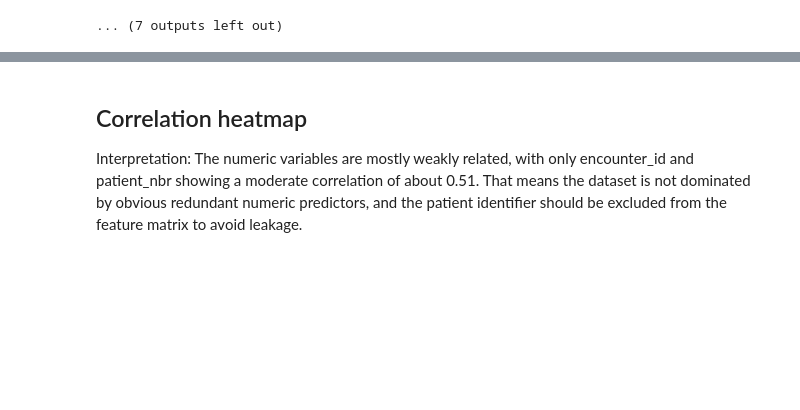
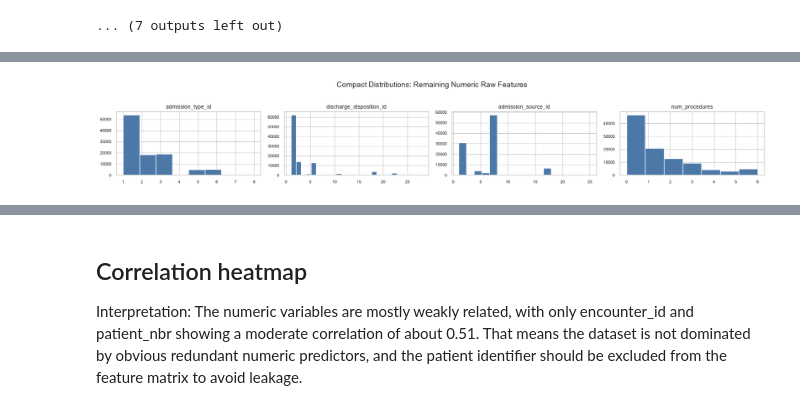
Before and after one commit to bluepal-preethi-dandu/hospital-readmission-capstone, a Jupyter notebook: notebooks/01_data_exploration.ipynb, the cells around one changed output, grey strips where cells are left out. Drawn from its saved outputs; the diff is of its cells as text; code cells hidden in the pictures; blank space fills up the shorter version.

Commit message:
Add univariate coverage grids for all raw features

```diff
--- a/notebooks/01_data_exploration.ipynb
+++ b/notebooks/01_data_exploration.ipynb
@@ -199,0 +206,80 @@ Passing `palette` without assigning `hue` is deprecated and will be removed in v
+# %%
+raw_columns = pd.read_csv(DATA_PATH, nrows=0).columns.tolist()
+detailed_univariate_features = [
+    'age', 'time_in_hospital', 'num_lab_procedures', 'num_medications',
+    'number_diagnoses', 'number_inpatient', 'number_outpatient',
+    'number_emergency', 'race', 'gender'
+]
+identifier_columns = ['encounter_id', 'patient_nbr']
+remaining_raw_columns = [
+    column for column in raw_columns
+    if column not in detailed_univariate_features + identifier_columns
+]
+
+numeric_remaining = [
+    column for column in remaining_raw_columns
+    if pd.api.types.is_numeric_dtype(df[column])
+]
+categorical_remaining = [column for column in remaining_raw_columns if column not in numeric_remaining]
+
+print(f'Raw columns: {len(raw_columns)}')
+print(f'Detailed individual plots: {len(detailed_univariate_features)}')
+print(f'Identifier columns excluded from visualization: {identifier_columns}')
+print(f'Numeric compact-grid columns ({len(numeric_remaining)}): {numeric_remaining}')
+print(f'Categorical compact-grid columns ({len(categorical_remaining)}): {categorical_remaining}')
+assert len(detailed_univariate_features) + len(identifier_columns) + len(remaining_raw_columns) == len(raw_columns)
+
+def compact_axes(feature_names, ncols=4, height_per_row=2.8):
+    nrows = int(np.ceil(len(feature_names) / ncols))
+    fig, axes = plt.subplots(nrows, ncols, figsize=(4.4 * ncols, height_per_row * nrows))
+    return fig, np.atleast_1d(axes).ravel()
+
+# Remaining numeric/discrete raw fields
+fig, axes = compact_axes(numeric_remaining)
+for ax, feature in zip(axes, numeric_remaining):
+    values = df[feature].dropna()
+    bins = min(30, max(5, int(values.nunique())))
+    ax.hist(values, bins=bins, color='#4C78A8', edgecolor='white')
+    ax.set_title(feature, fontsize=10)
+    ax.tick_params(axis='both', labelsize=8)
+for ax in axes[len(numeric_remaining):]:
+    ax.set_visible(False)
+fig.suptitle('Compact Distributions: Remaining Numeric Raw Features', fontsize=14, y=1.02)
+fig.tight_layout()
+fig.savefig(FIGURES_DIR / 'univariate_grid_numeric.png', dpi=300, bbox_inches='tight')
+plt.show()
+
+# Remaining categorical raw fields; high-cardinality fields use their ten most common observed values.
+fig, axes = compact_axes(categorical_remaining, ncols=4, height_per_row=2.9)
+for ax, feature in zip(axes, categorical_remaining):
+    counts = df[feature].fillna('Missing').astype(str).value_counts().head(10)
+    ax.bar(range(len(counts)), counts.values, color='#72B7B2')
+    ax.set_title(feature, fontsize=9)
+    ax.set_xticks(range(len(counts)))
+    ax.set_xticklabels(counts.index, rotation=60, ha='right', fontsize=6)
+    ax.tick_params(axis='y', labelsize=7)
+    if df[feature].nunique(dropna=True) > 10:
+        ax.set_xlabel('Top 10 values', fontsize=7)
+for ax in axes[len(categorical_remaining):]:
+    ax.set_visible(False)
+fig.suptitle('Compact Counts: Remaining Categorical Raw Features', fontsize=14, y=1.005)
+fig.tight_layout()
+fig.savefig(FIGURES_DIR / 'univariate_grid_categorical.png', dpi=300, bbox_inches='tight')
+plt.show()
+
+# Flag distributional patterns that matter for preprocessing.
+skewed_numeric = [
+    feature for feature in numeric_remaining
+    if abs(df[feature].dropna().skew()) > 1
+]
+near_zero_variance = [
+    feature for feature in categorical_remaining
+    if df[feature].fillna('Missing').value_counts(normalize=True).iloc[0] > 0.95
+]
+high_cardinality = [
+    feature for feature in categorical_remaining if df[feature].nunique(dropna=True) > 20
+]
+print(f'Notably skewed numeric fields (|skew| > 1): {skewed_numeric}')
+print(f'Near-zero-variance categorical fields (dominant value >95%): {near_zero_variance}')
+print(f'High-cardinality categorical fields (>20 observed values): {high_cardinality}')
+# %% [output]
@@ -199,0 +291 @@ Passing `palette` without assigning `hue` is deprecated and will be removed in v
+[figure, added]
```
Also changed, not shown: parts of 2 cells of this notebook, 2 other files.
